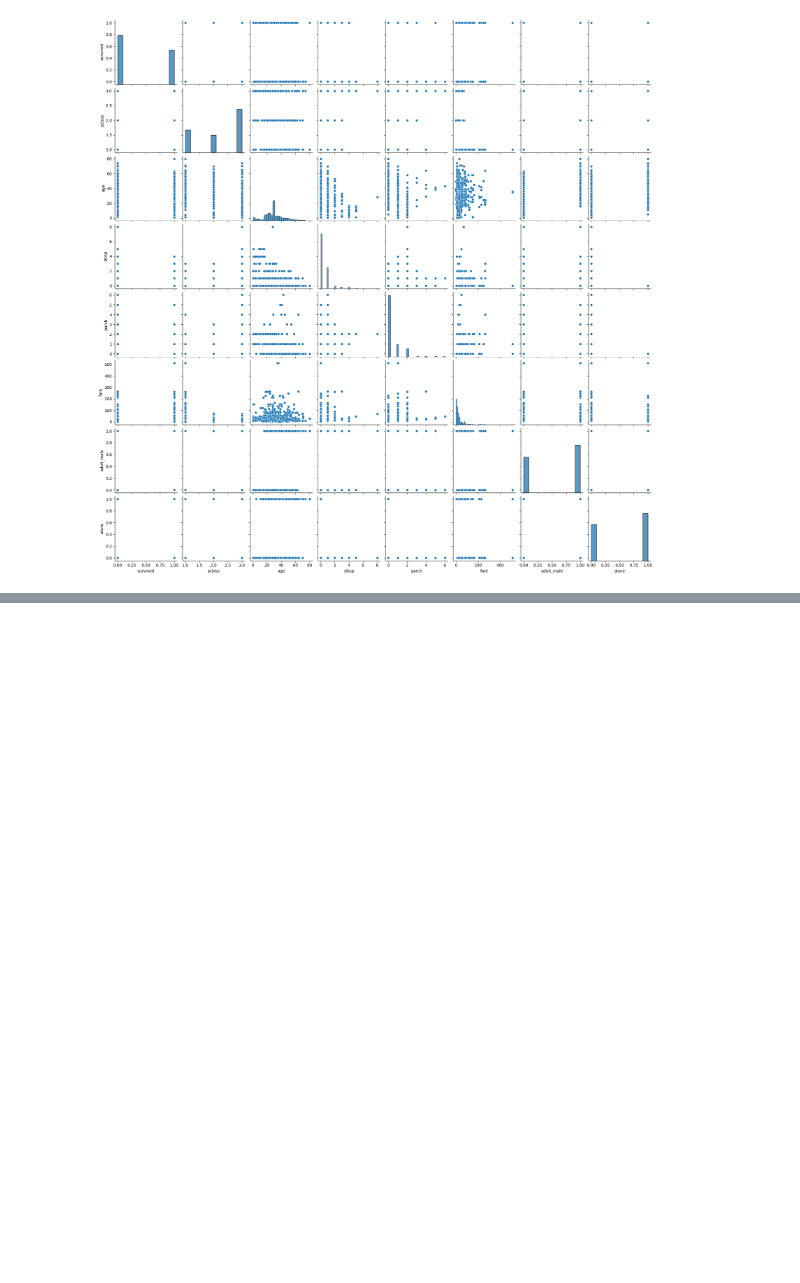
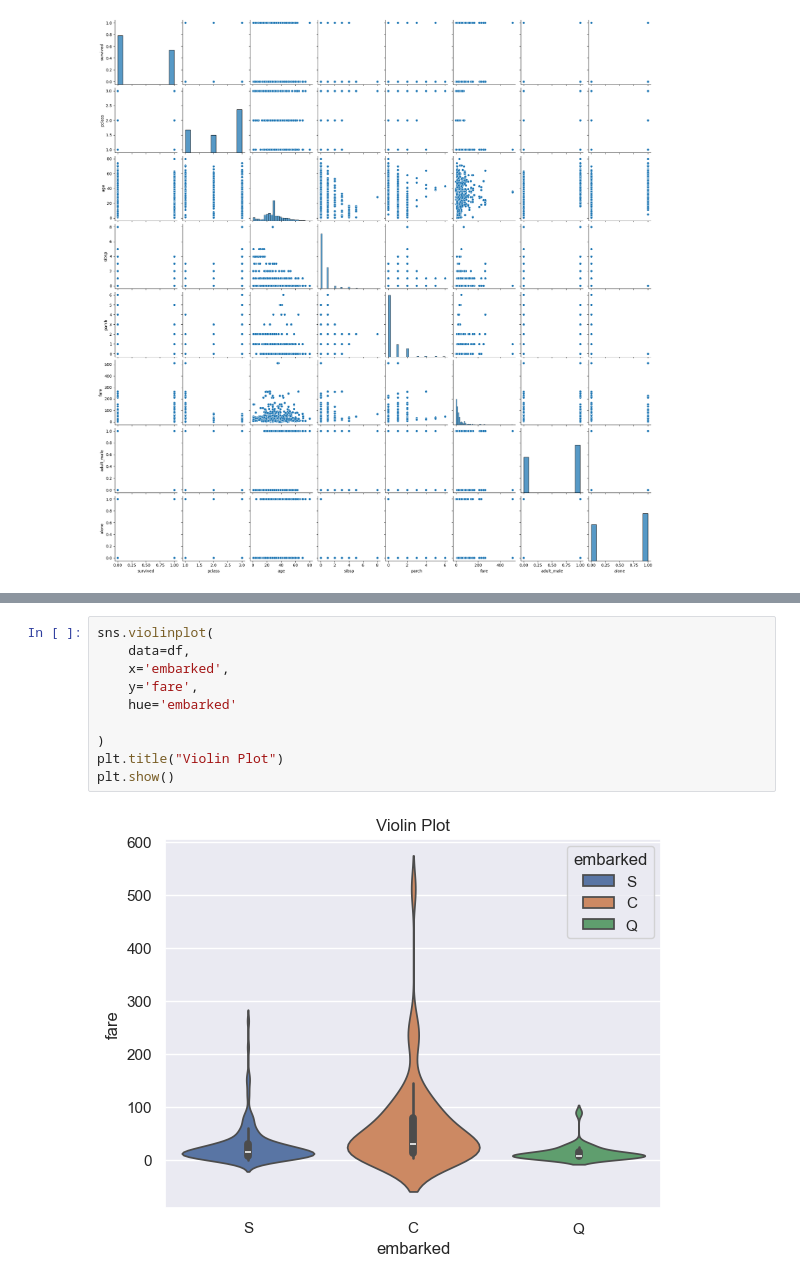
Before and after one commit to Gaurav5791/DATA-SCIENCE-Project-1, a Jupyter notebook: Untitled12.ipynb, the cells around one changed output, grey strips where cells are left out. Cells and saved outputs as stored; diff of their text form; blank space fills up the shorter version.

```diff
--- a/Untitled12.ipynb
+++ b/Untitled12.ipynb
@@ -278,3 +278,15 @@ sns.pairplot(df,hue="sex",kind="kde")
 plt.show()
 # %% [output]
 [figure]
+# %%
+sns.violinplot(
+    data=df,
+    x='embarked',
+    y='fare',
+    hue='embarked'
+
+)
+plt.title("Violin Plot")
+plt.show()
+# %% [output]
+[figure, added]
```
Also changed, not shown: parts of 1 cell of this notebook.
